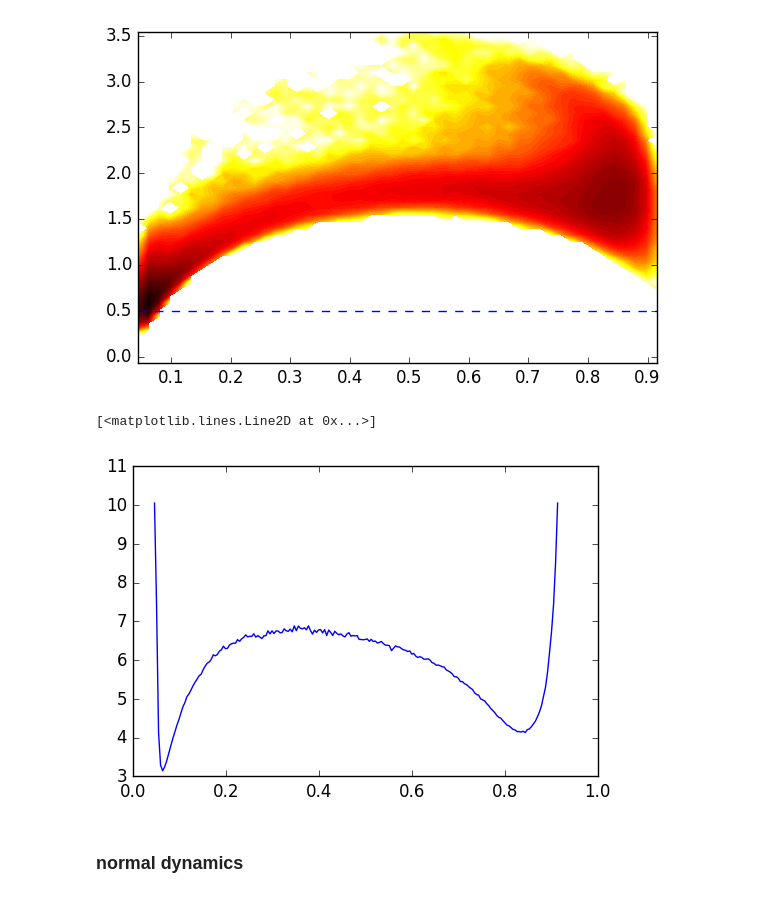
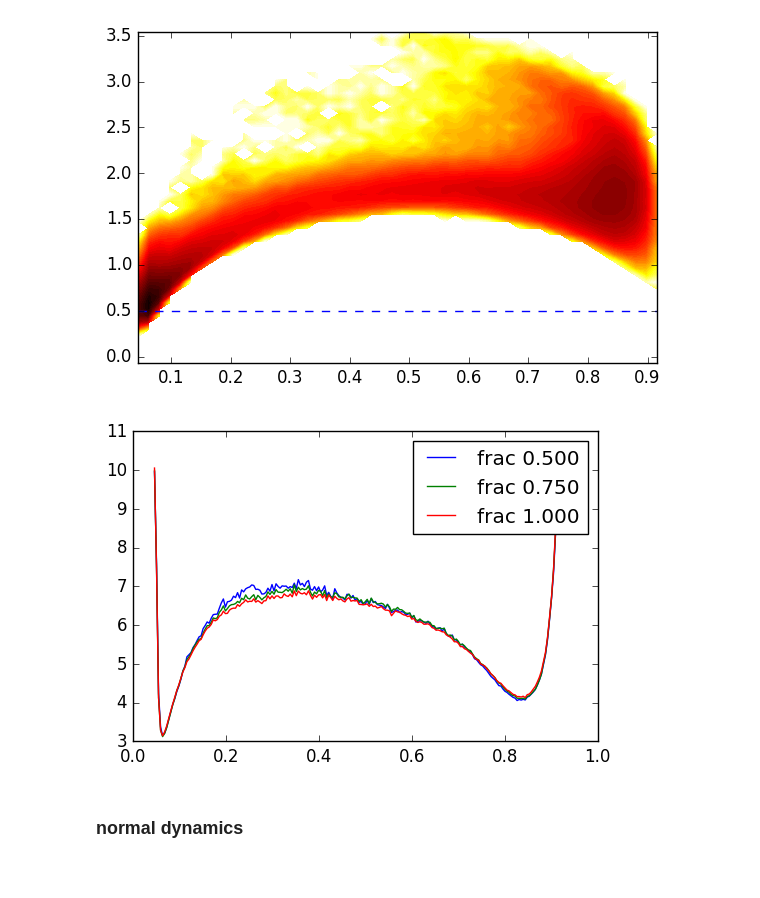
Before and after one commit to dprovasi/testsystems, a Jupyter notebook: Simulation_analysis_bondsDefined.ipynb, the cells around one changed output. Saved outputs shown, nothing was run; the diff lists cells and outputs as text; code cells hidden in the pictures.

```diff
--- a/Simulation_analysis_bondsDefined.ipynb
+++ b/Simulation_analysis_bondsDefined.ipynb
@@ -187,14 +187,21 @@ ax.axhline(y=.5, xmin=0, xmax=1, linewidth=1, color='b', linestyle='dashed' )
 <matplotlib.lines.Line2D at 0x...>
 [figure]
 # %%
-his,bins=numpy.histogram(data2_stack[:,0],bins=200)
-#plt.hist(h1[0],bins=h1[1])
-width = np.diff(bins)
-center = (bins[:-1] + bins[1:]) / 2
-plt.plot(center, -np.log(1.*his/np.sum(his)))
+
+stop_frac = np.array([.5,.75,1])
+
+
+for frac in stop_frac:
+    stop_pt = (frac*data2_stack.shape[0]).astype('int')
+    his,bins=numpy.histogram(data2_stack[:stop_pt,0],bins=200)
+    #plt.hist(h1[0],bins=h1[1])
+    width = np.diff(bins)
+    center = (bins[:-1] + bins[1:]) / 2
+    plt.plot(center, -np.log(1.*his/np.sum(his)),label="frac %1.3f"%frac)
+
+    plt.legend()
 # %% [output]
-[<matplotlib.lines.Line2D at 0x...>]
-[figure, old version]
+[figure, new version]
 # %% [markdown]
 ### normal dynamics
 # %%
```
